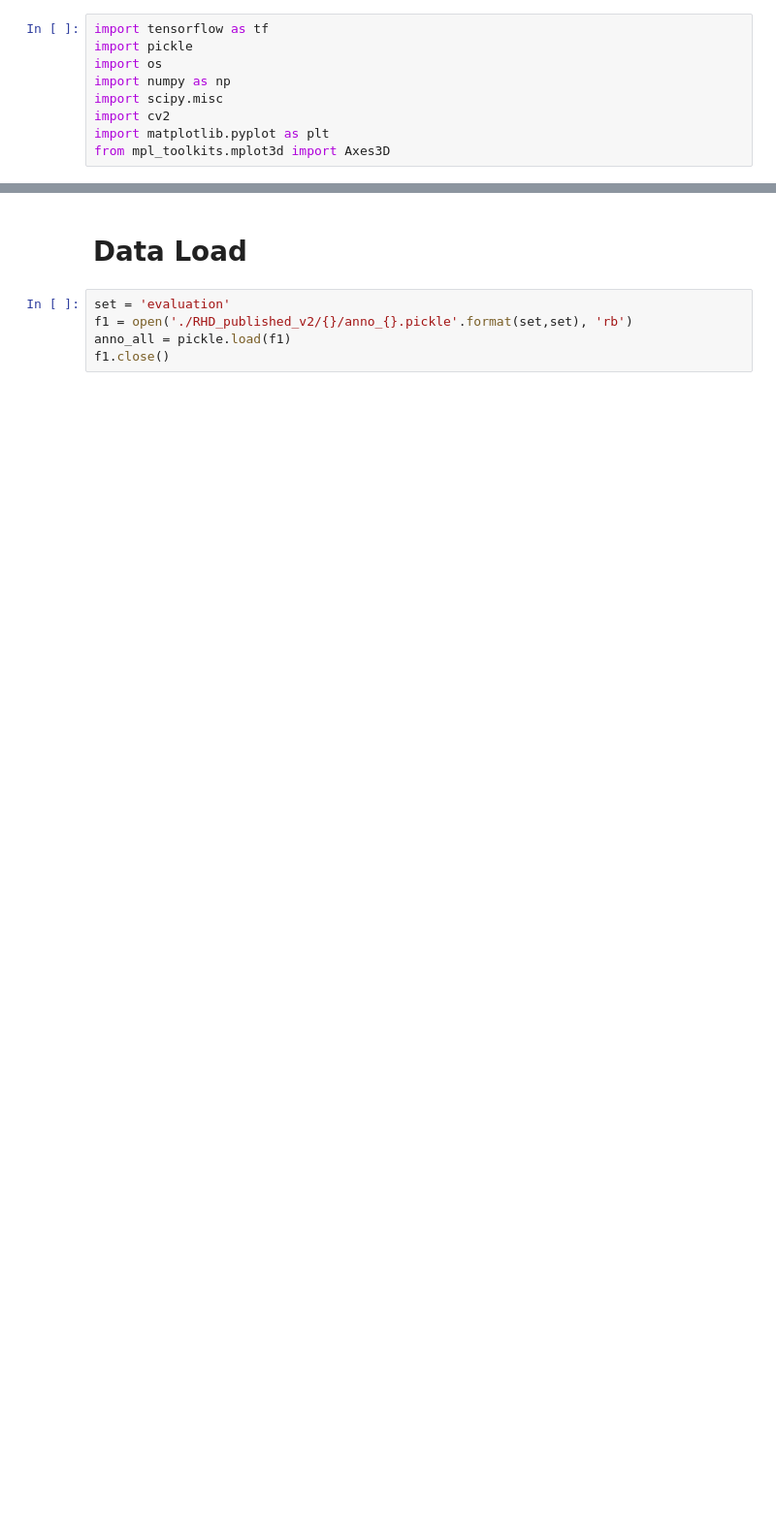
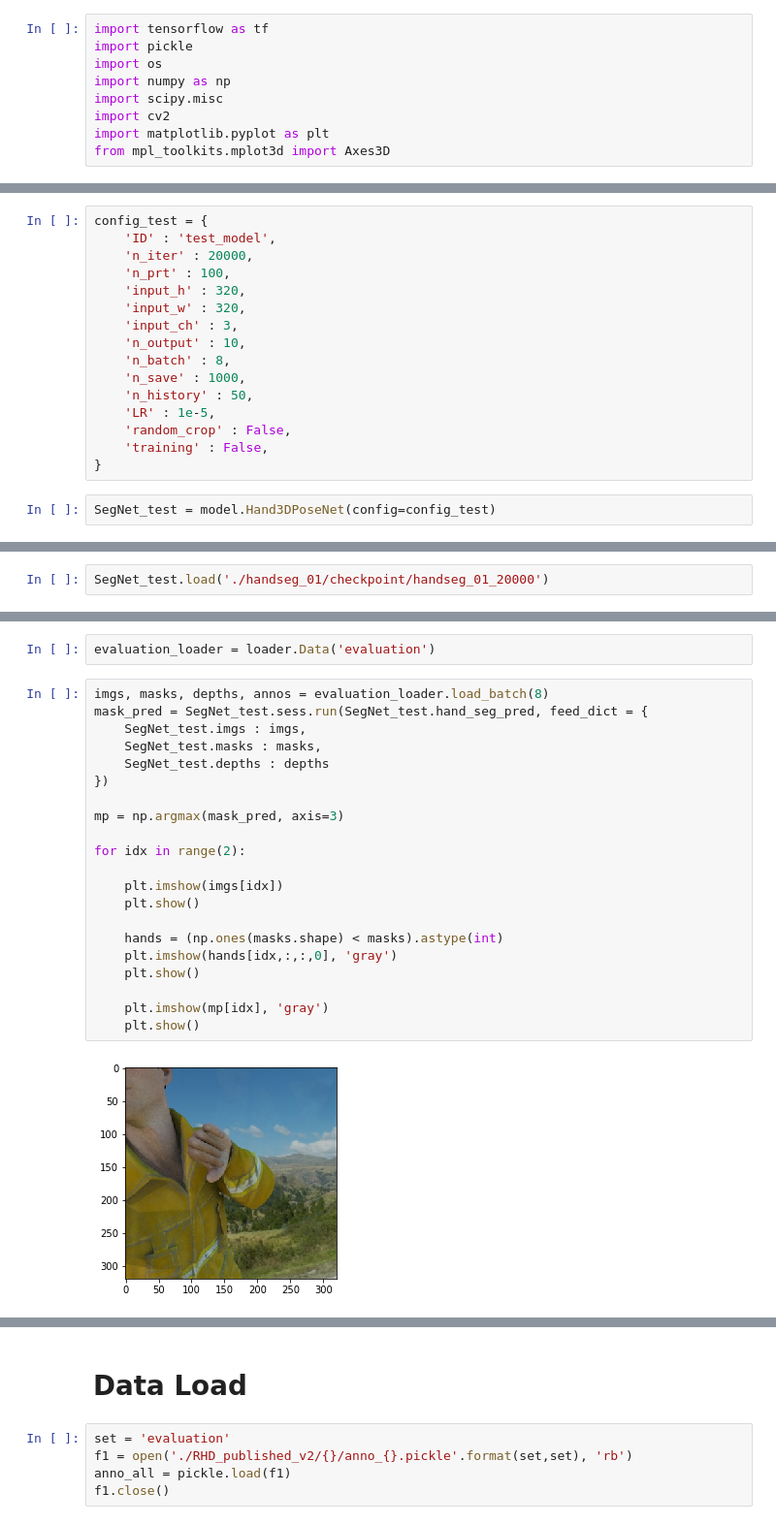
Before and after one commit to khlee369/3DhandPose, a Jupyter notebook: HandSegNet.ipynb, the cells around one changed output, grey strips where cells are left out. Shown: that part at 97% size. Drawn from its saved outputs; the diff is of its cells as text; blank space fills up the shorter version.

Commit message:
Main. learning and loading model

```diff
--- a/HandSegNet.ipynb
+++ b/HandSegNet.ipynb
@@ -9,0 +71,18 @@ from mpl_toolkits.mplot3d import Axes3D
+# %%
+config_test = {
+    'ID' : 'test_model',
+    'n_iter' : 20000,
+    'n_prt' : 100,
+    'input_h' : 320,
+    'input_w' : 320,
+    'input_ch' : 3,
+    'n_output' : 10,
+    'n_batch' : 8,
+    'n_save' : 1000,
+    'n_history' : 50,
+    'LR' : 1e-5,
+    'random_crop' : False,
+    'training' : False,
+}
+# %%
+SegNet_test = model.Hand3DPoseNet(config=config_test)
@@ -9,0 +93,2 @@ from mpl_toolkits.mplot3d import Axes3D
+# %%
+SegNet_test.load('./handseg_01/checkpoint/handseg_01_20000')
@@ -9,0 +114,25 @@ from mpl_toolkits.mplot3d import Axes3D
+# %%
+evaluation_loader = loader.Data('evaluation')
+# %%
+imgs, masks, depths, annos = evaluation_loader.load_batch(8)
+mask_pred = SegNet_test.sess.run(SegNet_test.hand_seg_pred, feed_dict = {
+    SegNet_test.imgs : imgs,
+    SegNet_test.masks : masks,
+    SegNet_test.depths : depths
+})
+
+mp = np.argmax(mask_pred, axis=3)
+
+for idx in range(2):
+
+    plt.imshow(imgs[idx])
+    plt.show()
+
+    hands = (np.ones(masks.shape) < masks).astype(int)
+    plt.imshow(hands[idx,:,:,0], 'gray')
+    plt.show()
+
+    plt.imshow(mp[idx], 'gray')
+    plt.show()
+# %% [output]
+[figure, added]
```
Also changed, not shown: parts of 13 cells of this notebook.
